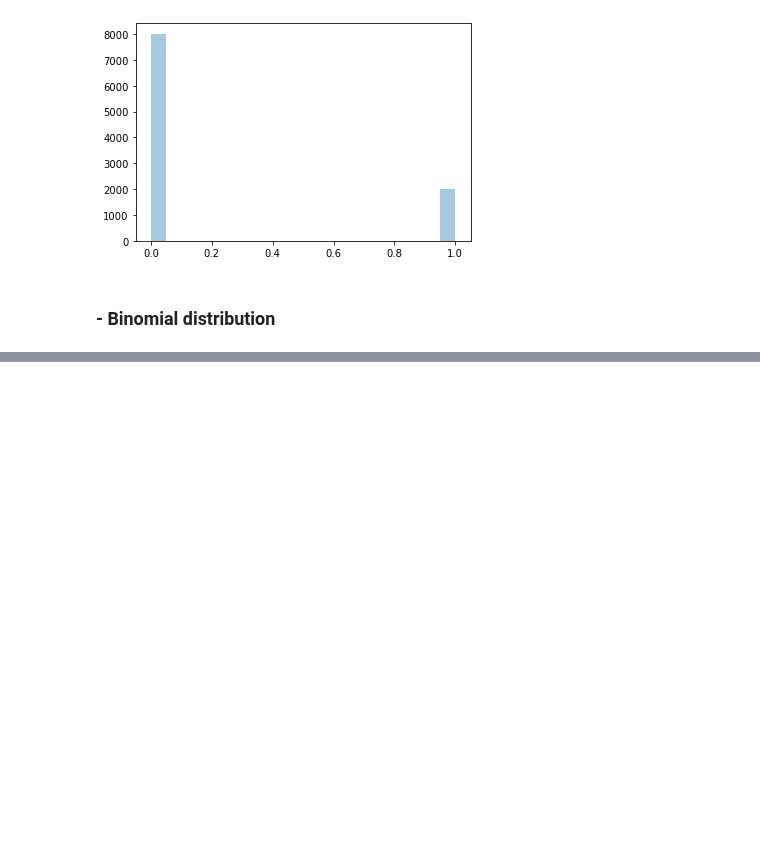
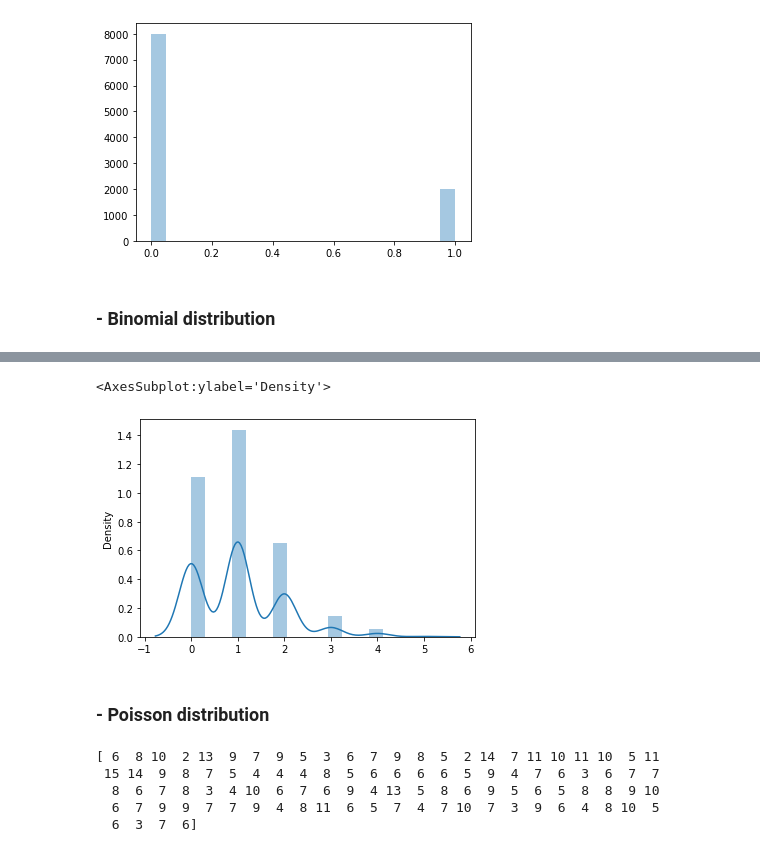
Before and after one commit to amirahmadi-ru/Probability-distributions, a Jupyter notebook: distributions.ipynb, the cells around one changed output, grey strips where cells are left out. Saved outputs shown, nothing was run; the diff lists cells and outputs as text; code cells hidden in the pictures; blank space fills up the shorter version.

```diff
--- a/distributions.ipynb
+++ b/distributions.ipynb
@@ -62,0 +66,5 @@ sns.distplot(data_binomial, bins=50, kde=False)
+# %%
+p = 1/6
+data_multinomial = np.random.multinomial(n=6, pvals=[p, p, p, p, p, p], size=100)
+# The n is number of experiments.
+# The pvals is probabilities of each of the p different outcomes.
@@ -62,0 +91,7 @@ sns.distplot(data_binomial, bins=50, kde=False)
+# %%
+sns.distplot(data_multinomial)
+# %% [output]
+<AxesSubplot:ylabel='Density'>
+[figure, added]
+# %% [markdown]
+### - Poisson distribution
@@ -62,0 +101,8 @@ sns.distplot(data_binomial, bins=50, kde=False)
+# %%
+print(data_poisson)
+# %% [output]
+[ 6  8 10  2 13  9  7  9  5  3  6  7  9  8  5  2 14  7 11 10 11 10  5 11
+ 15 14  9  8  7  5  4  4  4  8  5  6  6  6  6  5  9  4  7  6  3  6  7  7
+  8  6  7  8  3  4 10  6  7  6  9  4 13  5  8  6  9  5  6  5  8  8  9 10
+  6  7  9  9  7  7  9  4  8 11  6  5  7  4  7 10  7  3  9  6  4  8 10  5
+  6  3  7  6]
```
Also changed, not shown: parts of 10 cells of this notebook.
